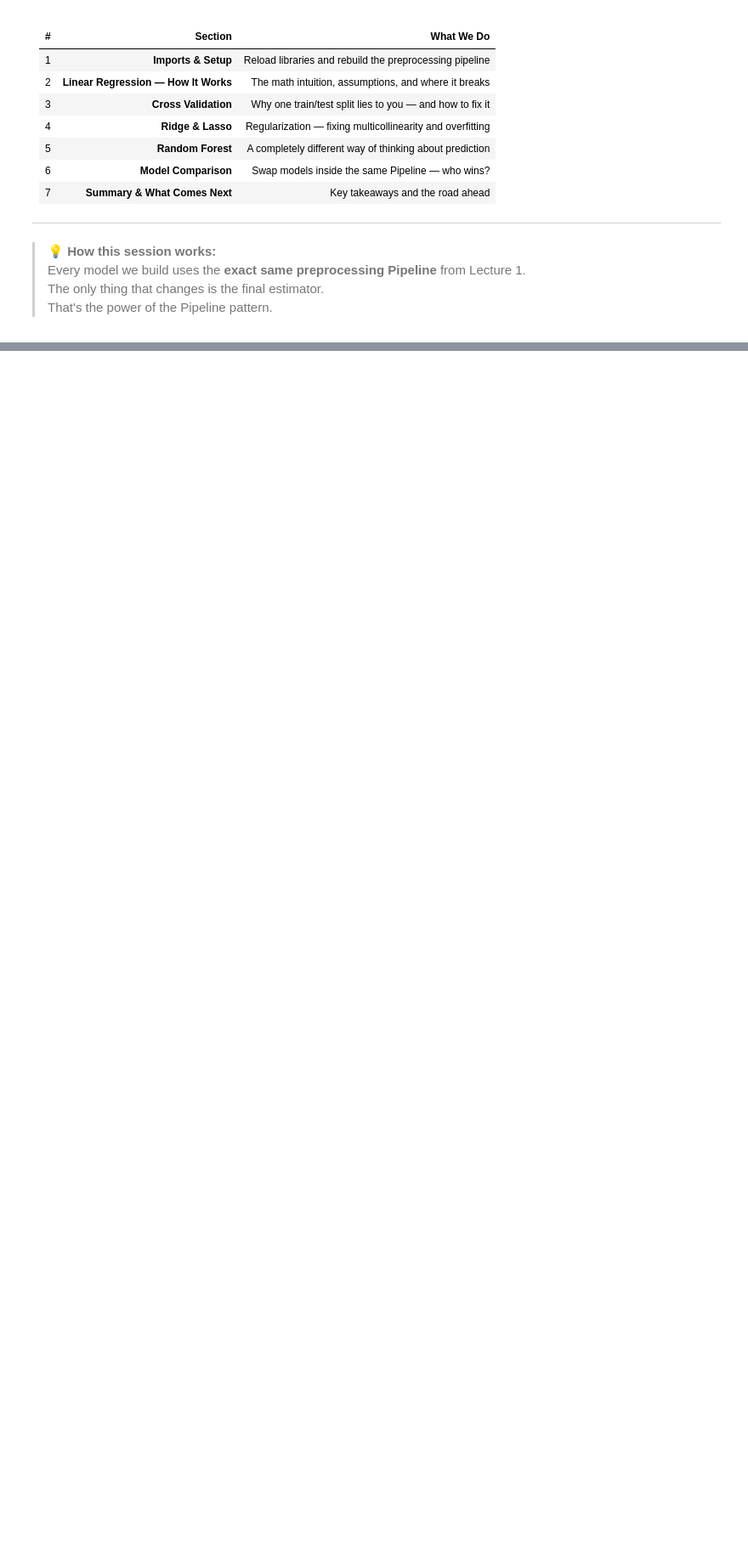
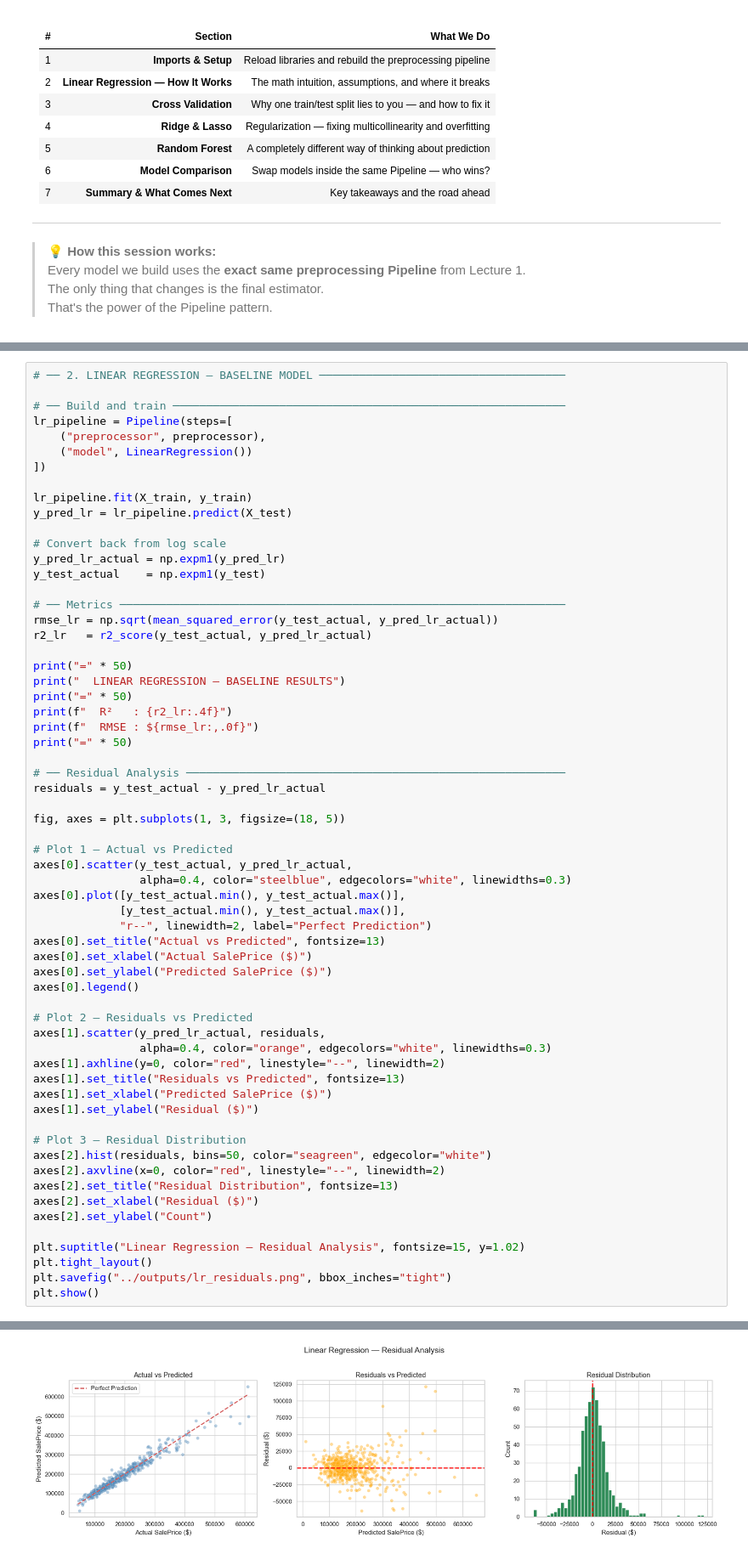
Before and after one commit to HimashaRandil/ames-preprocessing, a Jupyter notebook: notebooks/model_building.ipynb, the cells around one changed output, grey strips where cells are left out. Shown at 85% size. Drawn from its saved outputs; the diff is of its cells as text; blank space fills up the shorter version.

```diff
--- a/notebooks/model_building.ipynb
+++ b/notebooks/model_building.ipynb
@@ -152,0 +319,63 @@ print(f"   Target       : log(SalePrice) — will convert back with np.expm1()")
+# %%
+# ── 2. LINEAR REGRESSION — BASELINE MODEL ─────────────────────────────────────
+
+# ── Build and train ───────────────────────────────────────────────────────────
+lr_pipeline = Pipeline(steps=[
+    ("preprocessor", preprocessor),
+    ("model", LinearRegression())
+])
+
+lr_pipeline.fit(X_train, y_train)
+y_pred_lr = lr_pipeline.predict(X_test)
+
+# Convert back from log scale
+y_pred_lr_actual = np.expm1(y_pred_lr)
+y_test_actual    = np.expm1(y_test)
+
+# ── Metrics ───────────────────────────────────────────────────────────────────
+rmse_lr = np.sqrt(mean_squared_error(y_test_actual, y_pred_lr_actual))
+r2_lr   = r2_score(y_test_actual, y_pred_lr_actual)
+
+print("=" * 50)
+print("  LINEAR REGRESSION — BASELINE RESULTS")
+print("=" * 50)
+print(f"  R²   : {r2_lr:.4f}")
+print(f"  RMSE : ${rmse_lr:,.0f}")
+print("=" * 50)
+
+# ── Residual Analysis ─────────────────────────────────────────────────────────
+residuals = y_test_actual - y_pred_lr_actual
+
+fig, axes = plt.subplots(1, 3, figsize=(18, 5))
+
+# Plot 1 — Actual vs Predicted
+axes[0].scatter(y_test_actual, y_pred_lr_actual,
+                alpha=0.4, color="steelblue", edgecolors="white", linewidths=0.3)
+axes[0].plot([y_test_actual.min(), y_test_actual.max()],
+             [y_test_actual.min(), y_test_actual.max()],
+             "r--", linewidth=2, label="Perfect Prediction")
+axes[0].set_title("Actual vs Predicted", fontsize=13)
+axes[0].set_xlabel("Actual SalePrice ($)")
+axes[0].set_ylabel("Predicted SalePrice ($)")
+axes[0].legend()
+
+# Plot 2 — Residuals vs Predicted
+axes[1].scatter(y_pred_lr_actual, residuals,
+                alpha=0.4, color="orange", edgecolors="white", linewidths=0.3)
+axes[1].axhline(y=0, color="red", linestyle="--", linewidth=2)
+axes[1].set_title("Residuals vs Predicted", fontsize=13)
+axes[1].set_xlabel("Predicted SalePrice ($)")
+axes[1].set_ylabel("Residual ($)")
+
+# Plot 3 — Residual Distribution
+axes[2].hist(residuals, bins=50, color="seagreen", edgecolor="white")
+axes[2].axvline(x=0, color="red", linestyle="--", linewidth=2)
+axes[2].set_title("Residual Distribution", fontsize=13)
+axes[2].set_xlabel("Residual ($)")
+axes[2].set_ylabel("Count")
+
+plt.suptitle("Linear Regression — Residual Analysis", fontsize=15, y=1.02)
+plt.tight_layout()
+plt.savefig("../outputs/lr_residuals.png", bbox_inches="tight")
+plt.show()
+# %% [output]
@@ -152,0 +388 @@ print(f"   Target       : log(SalePrice) — will convert back with np.expm1()")
+[figure, added]
```
Also changed, not shown: parts of 19 cells of this notebook.
